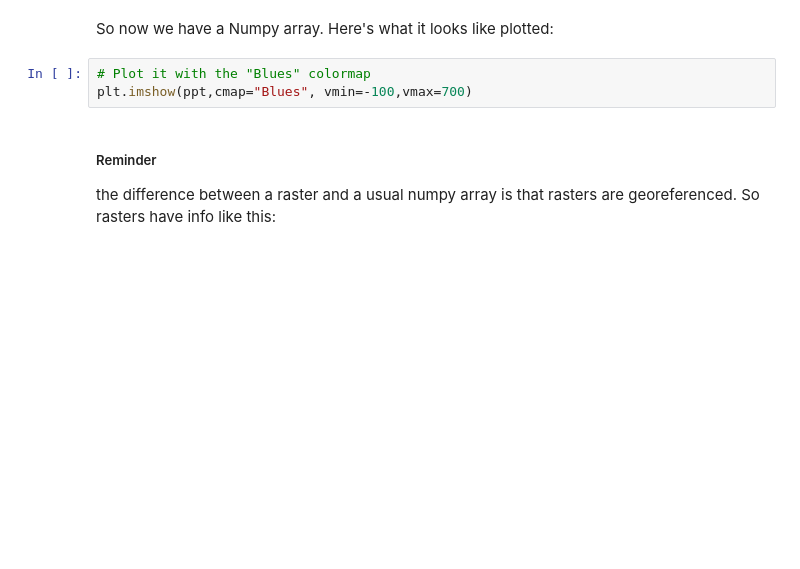
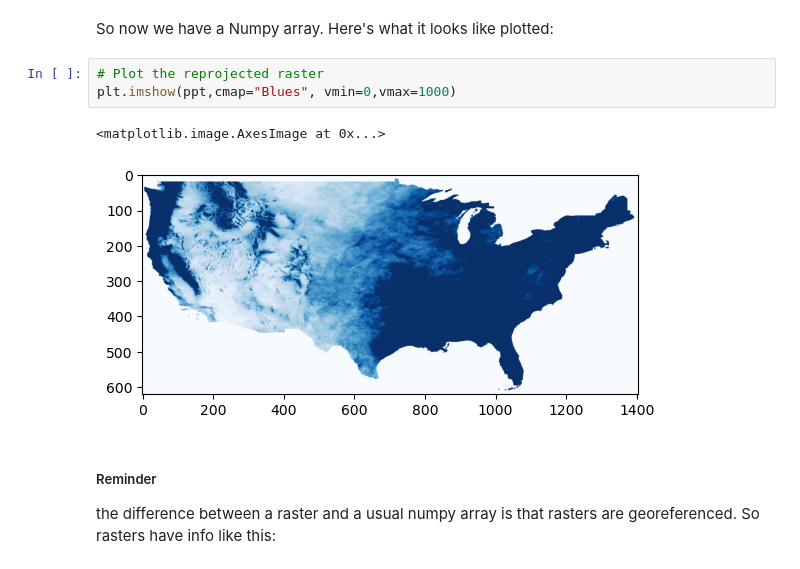
Before and after one commit to jphutch/ACE-592-SAE, a Jupyter notebook: Lectures/3_Images/30_US_Wildfires_R.ipynb, the cells around one changed output. Saved outputs shown, nothing was run; the diff lists cells and outputs as text; blank space fills up the shorter version.

```diff
--- a/Lectures/3_Images/30_US_Wildfires_R.ipynb
+++ b/Lectures/3_Images/30_US_Wildfires_R.ipynb
@@ -402,8 +559,11 @@ ppt
 # %% [markdown]
 So now we have a Numpy array. Here's what it looks like plotted:
 # %%
-# Plot it with the "Blues" colormap
-plt.imshow(ppt,cmap="Blues", vmin=-100,vmax=700)
+# Plot the reprojected raster
+plt.imshow(ppt,cmap="Blues", vmin=0,vmax=1000)
+# %% [output]
+<matplotlib.image.AxesImage at 0x...>
+[figure, added]
 # %% [markdown]
 ##### Reminder
 
```
Also changed, not shown: parts of 74 cells of this notebook.
